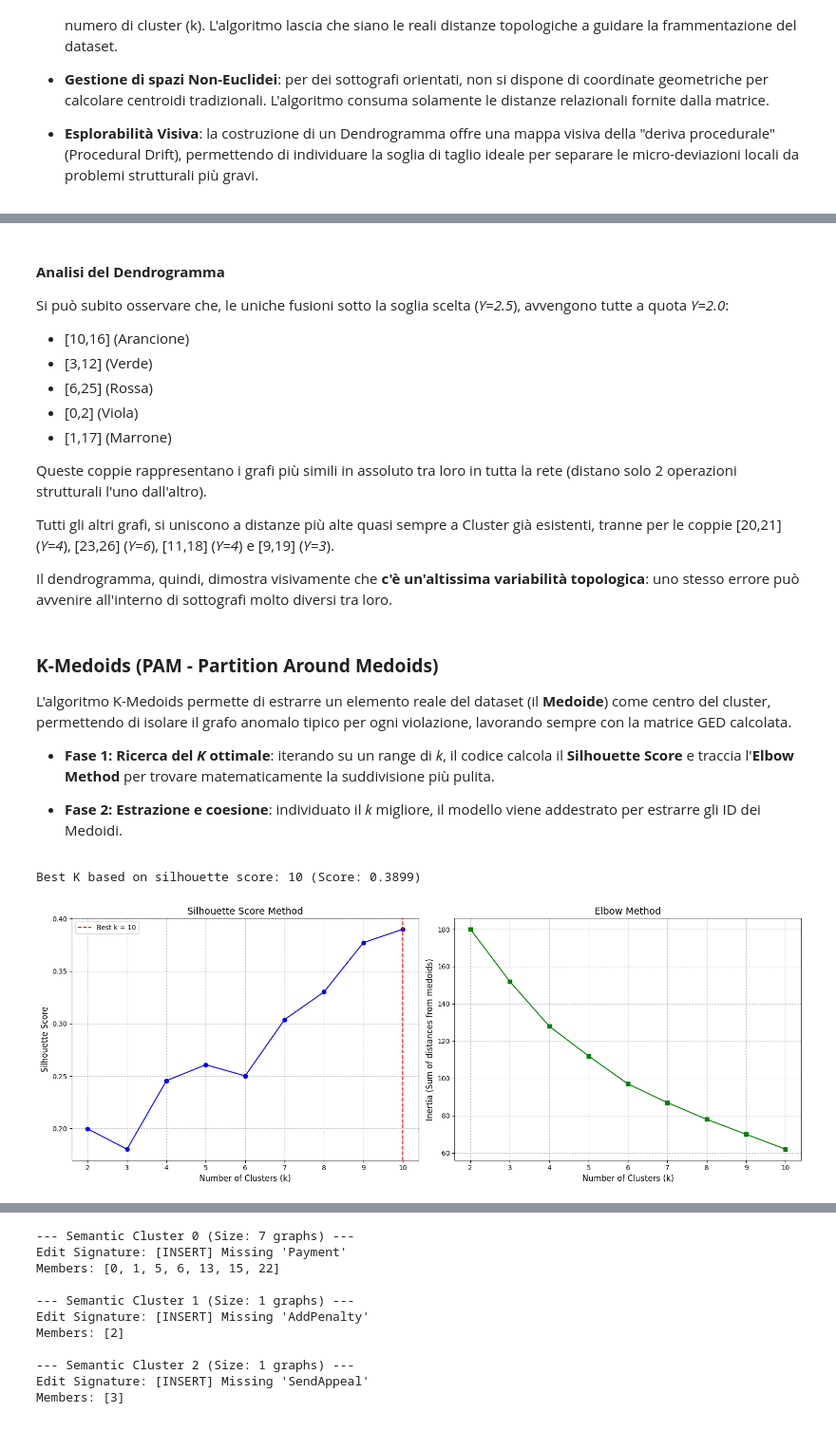
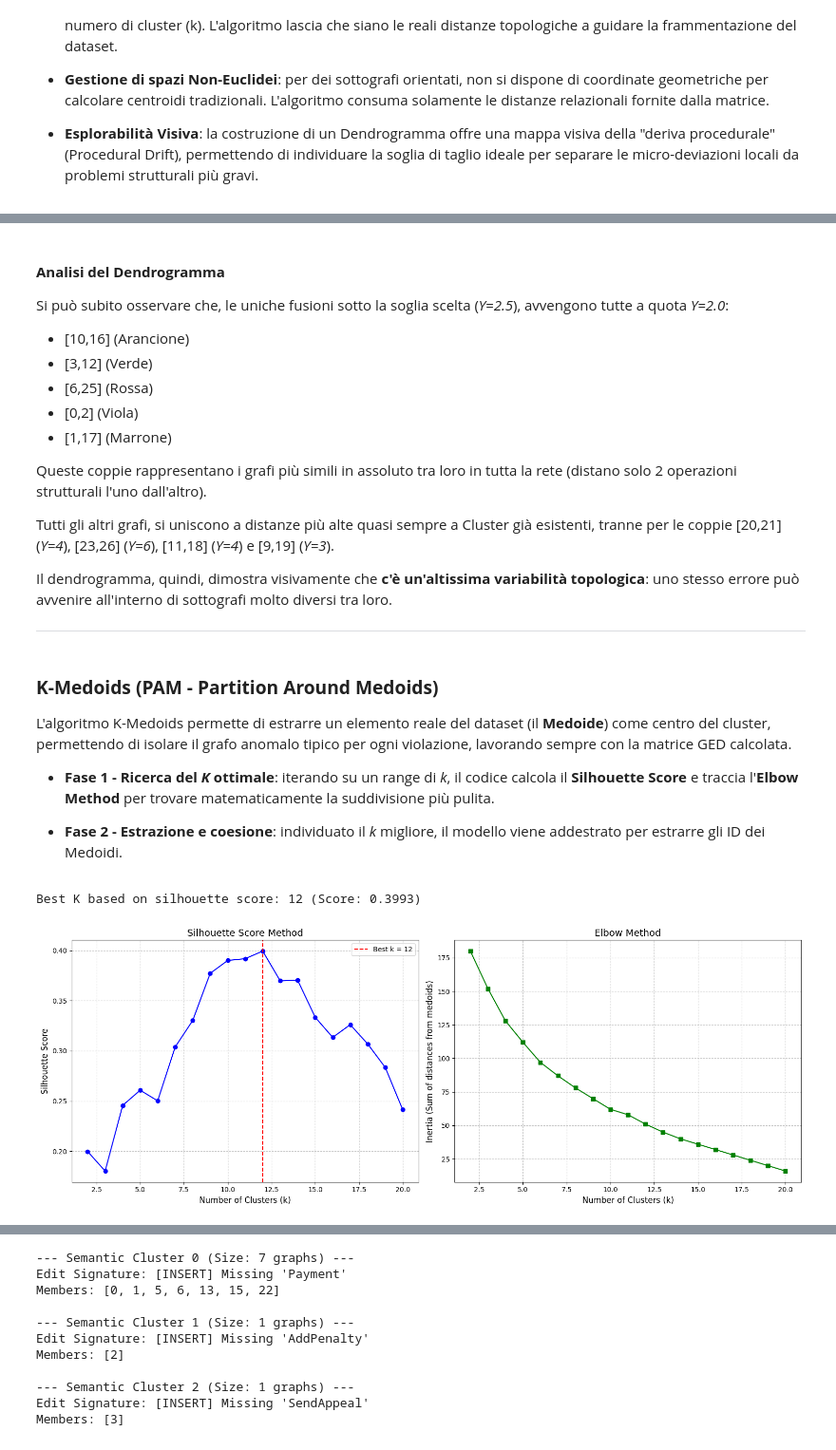
Before and after one commit to Gabri2023/BigData-Analytics, a Jupyter notebook: notebooks/fineExp/0_clusterings.ipynb, the cells around one changed output, grey strips where cells are left out. Shown at 95% size. Cells and saved outputs as stored; diff of their text form; code cells hidden in the pictures.

```diff
--- a/notebooks/fineExp/0_clusterings.ipynb
+++ b/notebooks/fineExp/0_clusterings.ipynb
@@ -408,17 +409,19 @@ Queste coppie rappresentano i grafi più simili in assoluto tra loro in tutta la
 Tutti gli altri grafi, si uniscono a distanze più alte quasi sempre a Cluster già esistenti, tranne per le coppie [20,21] (*Y=4*), [23,26] (*Y=6*), [11,18] (*Y=4*) e [9,19] (*Y=3*).
 
 Il dendrogramma, quindi, dimostra visivamente che **c'è un'altissima variabilità topologica**: uno stesso errore può avvenire all'interno di sottografi molto diversi tra loro.
+
+---
 # %% [markdown]
 ### **K-Medoids (PAM - Partition Around Medoids)**
 
 L'algoritmo K-Medoids permette di estrarre un elemento reale del dataset (il **Medoide**) come centro del cluster, permettendo di isolare il grafo anomalo tipico per ogni violazione, lavorando sempre con la matrice GED calcolata.
 
-- **Fase 1: Ricerca del *K* ottimale**: iterando su un range di *k*, il codice calcola il **Silhouette Score** e traccia l'**Elbow Method** per trovare matematicamente la suddivisione più pulita.
+- **Fase 1 - Ricerca del *K* ottimale**: iterando su un range di *k*, il codice calcola il **Silhouette Score** e traccia l'**Elbow Method** per trovare matematicamente la suddivisione più pulita.
 
-- **Fase 2: Estrazione e coesione**: individuato il *k* migliore, il modello viene addestrato per estrarre gli ID dei Medoidi.
+- **Fase 2 - Estrazione e coesione**: individuato il *k* migliore, il modello viene addestrato per estrarre gli ID dei Medoidi.
 # %%
 K_MIN = 2
-K_MAX = 10
+K_MAX = 20
 range_k = range(K_MIN, K_MAX + 1)
 
 silhouette_scores = []
@@ -436,33 +439,33 @@ for k in range_k:
     # Calculate inertia
     inertias.append(kmedoids.inertia_)
 
 # Find best K based on silhouette score
 best_k = range_k[np.argmax(silhouette_scores)]
 best_score = max(silhouette_scores)
 print(f"Best K based on silhouette score: {best_k} (Score: {best_score:.4f})")
 
 # Plot Results
 fig, (ax1, ax2) = plt.subplots(1, 2, figsize=(16, 6))
 
 # 1. Silhouette Scores
 ax1.plot(range_k, silhouette_scores, marker='o', linestyle='-', color='blue')
 ax1.set_title('Silhouette Score Method', fontsize=14)
 ax1.set_xlabel('Number of Clusters (k)', fontsize=12)
 ax1.set_ylabel('Silhouette Score', fontsize=12)
 ax1.axvline(x=best_k, color='red', linestyle='--', label=f'Best k = {best_k}')
 ax1.legend()
 ax1.grid(True, linestyle='--', alpha=0.7)
 
 # 2. Elbow Method
 ax2.plot(range_k, inertias, marker='s', linestyle='-', color='green')
 ax2.set_title('Elbow Method', fontsize=14)
 ax2.set_xlabel('Number of Clusters (k)', fontsize=12)
 ax2.set_ylabel('Inertia (Sum of distances from medoids)', fontsize=12)
 ax2.grid(True, linestyle='--', alpha=0.7)
 
 plt.tight_layout()
 plt.show()
 # %% [output]
-Best K based on silhouette score: 10 (Score: 0.3899)
+Best K based on silhouette score: 12 (Score: 0.3993)
-[figure, old version]
+[figure, new version]
 # %%
```
Also changed, not shown: parts of 15 cells of this notebook.
